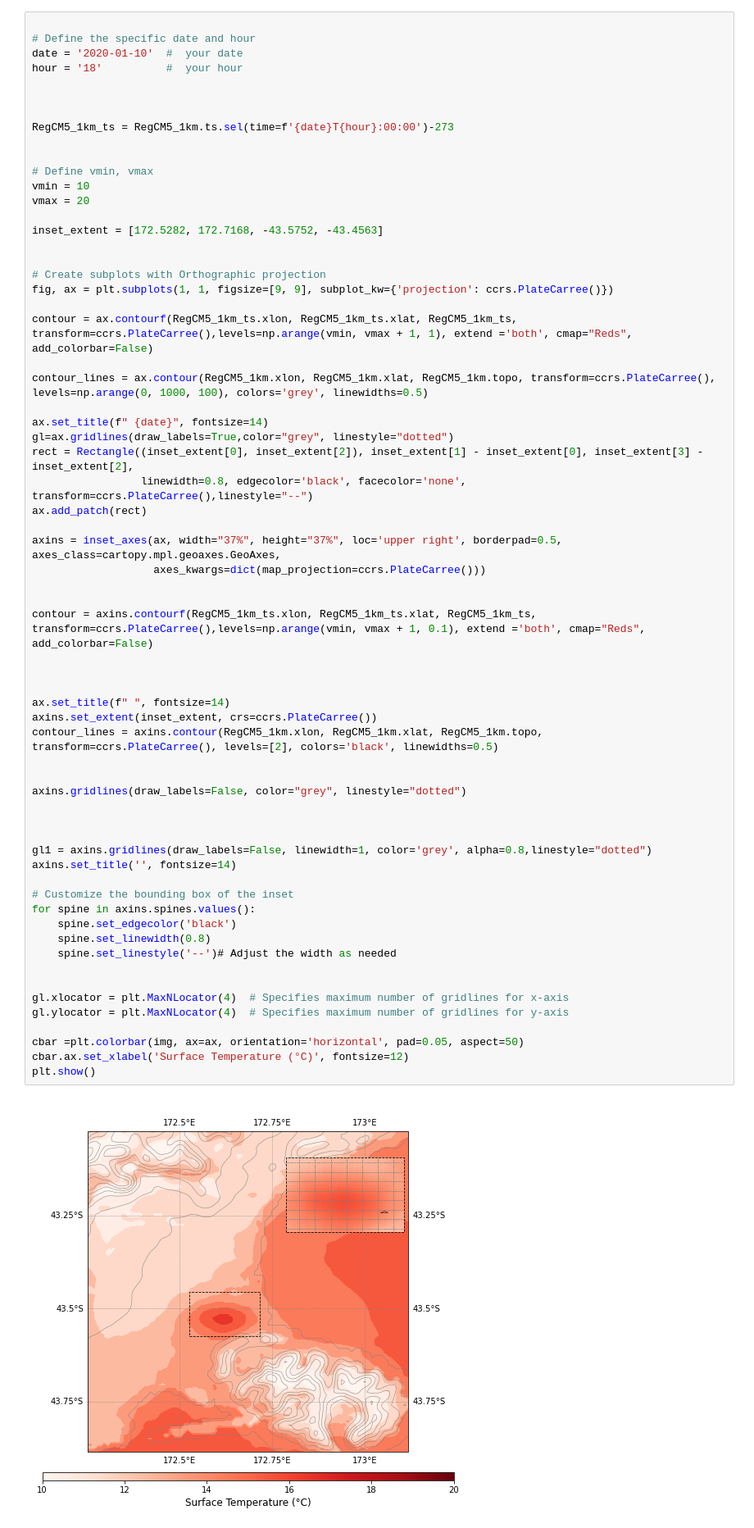
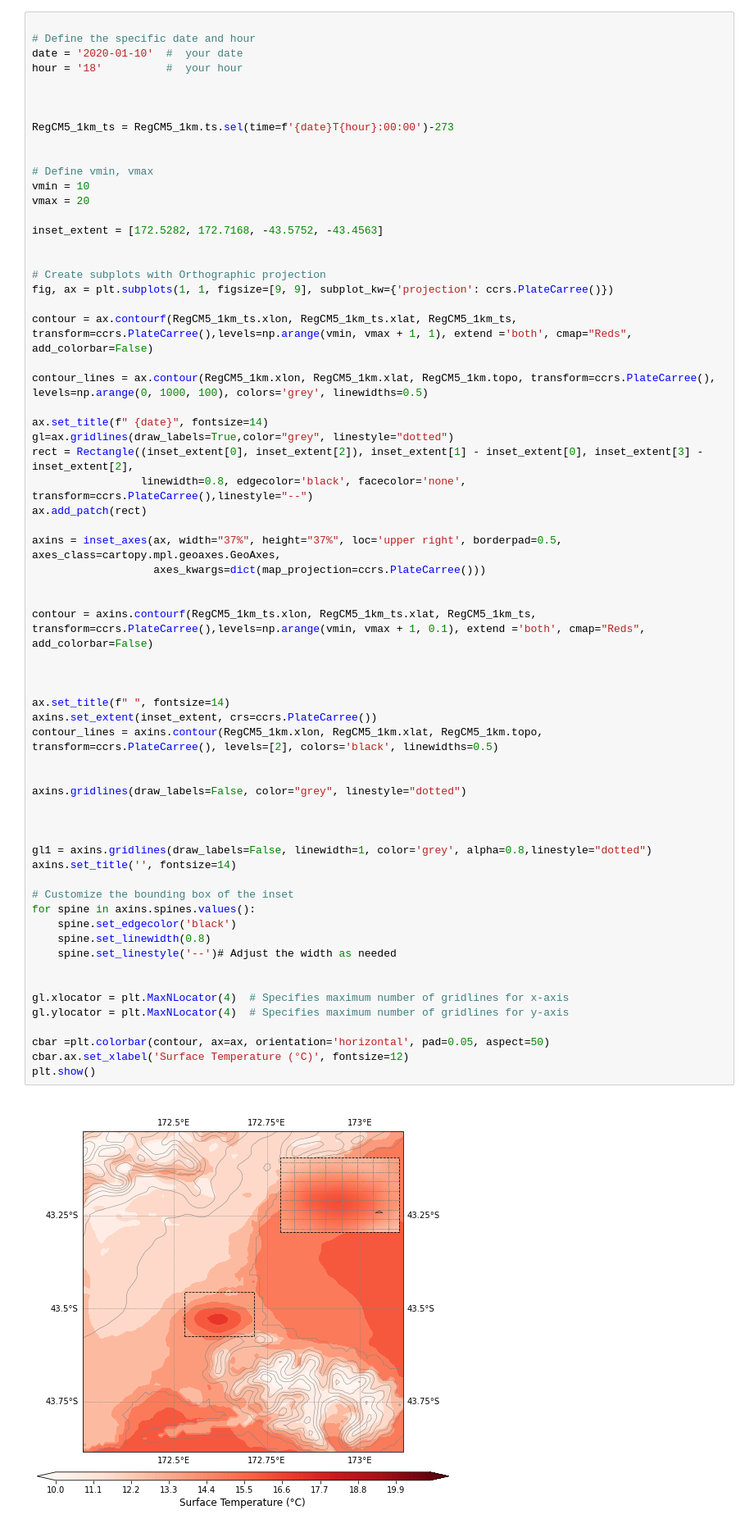
Before and after one commit to alenamalyarenko/hackathon, a Jupyter notebook: RegCM5_plots.ipynb, the cells around one changed output. Shown at 82% size. Saved outputs shown, nothing was run; the diff lists cells and outputs as text.

```diff
--- a/RegCM5_plots.ipynb
+++ b/RegCM5_plots.ipynb
@@ -278,35 +301,35 @@ axins = inset_axes(ax, width="37%", height="37%", loc='upper right', borderpad=0
 
 contour = axins.contourf(RegCM5_1km_ts.xlon, RegCM5_1km_ts.xlat, RegCM5_1km_ts, transform=ccrs.PlateCarree(),levels=np.arange(vmin, vmax + 1, 0.1), extend ='both', cmap="Reds",  add_colorbar=False)
 
 
 
 ax.set_title(f" ", fontsize=14)
 axins.set_extent(inset_extent, crs=ccrs.PlateCarree())
 contour_lines = axins.contour(RegCM5_1km.xlon, RegCM5_1km.xlat, RegCM5_1km.topo, transform=ccrs.PlateCarree(), levels=[2], colors='black', linewidths=0.5)
 
 
 axins.gridlines(draw_labels=False, color="grey", linestyle="dotted")
 
 
 
 gl1 = axins.gridlines(draw_labels=False, linewidth=1, color='grey', alpha=0.8,linestyle="dotted")
 axins.set_title('', fontsize=14)
 
 # Customize the bounding box of the inset
 for spine in axins.spines.values():
     spine.set_edgecolor('black')
     spine.set_linewidth(0.8)
     spine.set_linestyle('--')# Adjust the width as needed
 
 
 gl.xlocator = plt.MaxNLocator(4)  # Specifies maximum number of gridlines for x-axis
 gl.ylocator = plt.MaxNLocator(4)  # Specifies maximum number of gridlines for y-axis
 
-cbar =plt.colorbar(img, ax=ax, orientation='horizontal', pad=0.05, aspect=50)
+cbar =plt.colorbar(contour, ax=ax, orientation='horizontal', pad=0.05, aspect=50)
 cbar.ax.set_xlabel('Surface Temperature (°C)', fontsize=12)
 plt.show()
 # %% [output]
-[figure, old version]
+[figure, new version]
 # %%
 
 
```
Also changed, not shown: parts of 2 cells of this notebook.
